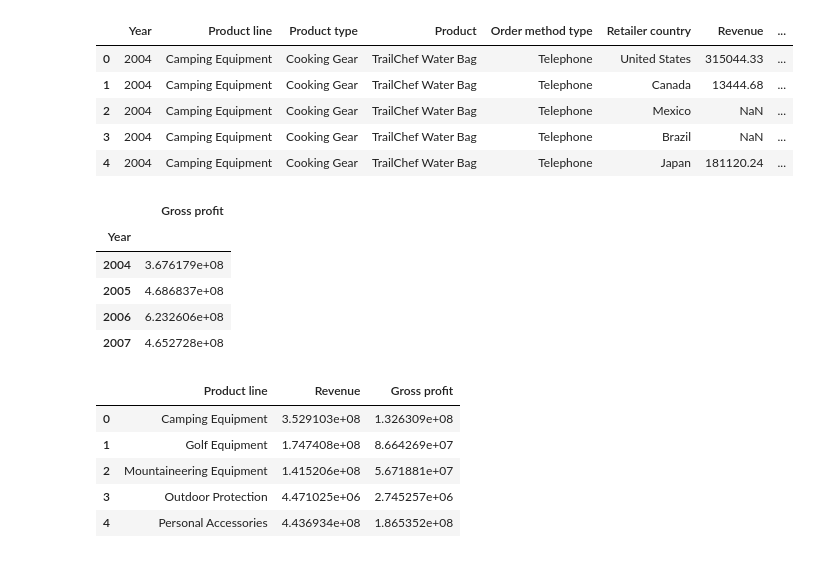
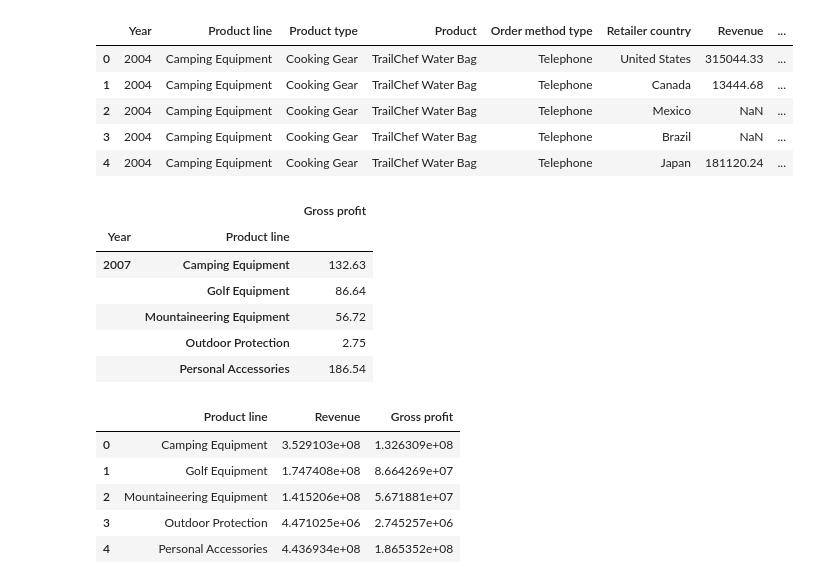
Before and after one commit to alexfcub/Presentation-And-Visualization, a Jupyter notebook: hw2/Data inspection.ipynb, the cells around one changed output. Saved outputs shown, nothing was run; the diff lists cells and outputs as text; code cells hidden in the pictures.

```diff
--- a/hw2/Data inspection.ipynb
+++ b/hw2/Data inspection.ipynb
@@ -14,13 +14,16 @@ df.head()
 | 3 | 2004 | Camping Equipment | Cooking Gear | TrailChef Water Bag | Telephone | Brazil | NaN | ... |
 | 4 | 2004 | Camping Equipment | Cooking Gear | TrailChef Water Bag | Telephone | Japan | 181120.24 | ... |
 # %%
-year_profit = df[['Year','Gross profit']].groupby('Year').sum()
+year_profit = df[df['Year']==2007]
+year_profit = year_profit[['Year','Product line', 'Gross profit']].groupby(['Year', 'Product line']).sum()
+year_profit['Gross profit'] = np.round(year_profit['Gross profit']/1000000, 2)
 year_profit
 # %% [output]
-|  | Gross profit |
-| Year |  |
-| 2004 | 3.676179e+08 |
-| 2005 | 4.686837e+08 |
-| 2006 | 6.232606e+08 |
-| 2007 | 4.652728e+08 |
+|  |  | Gross profit |
+| Year | Product line |  |
+| 2007 | Camping Equipment | 132.63 |
+|  | Golf Equipment | 86.64 |
+|  | Mountaineering Equipment | 56.72 |
+|  | Outdoor Protection | 2.75 |
+|  | Personal Accessories | 186.54 |
 # %%
```
Also changed, not shown: parts of 15 cells of this notebook, 23 other files.
